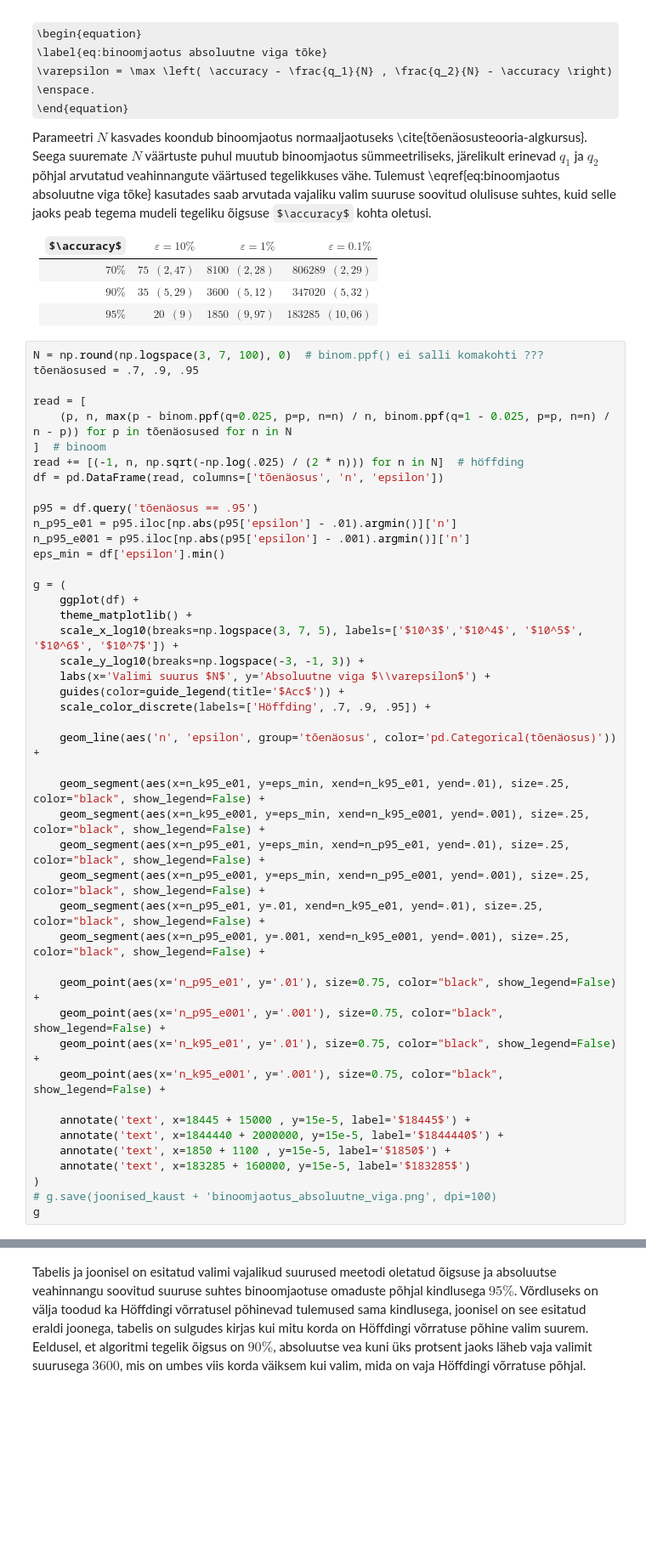
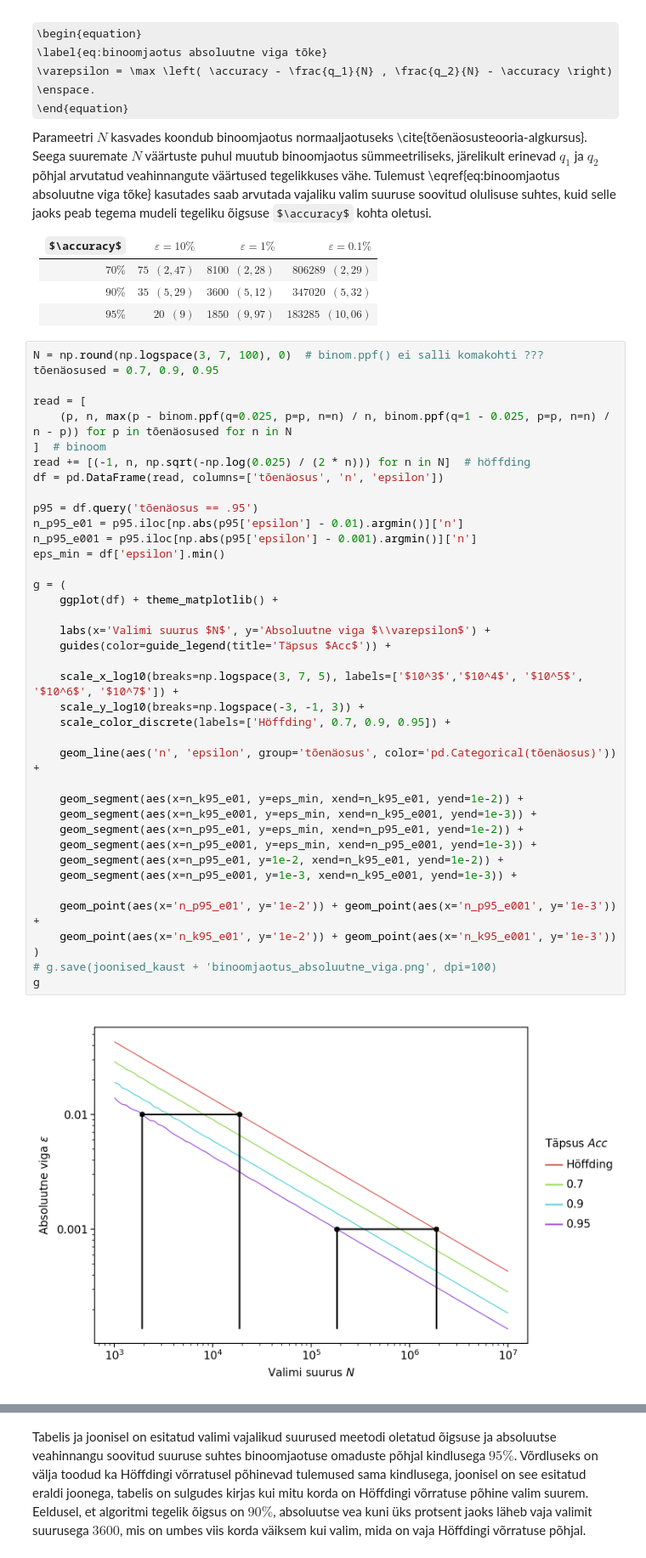
Before and after one commit to mart-mihkel/mudelite_hindamine, a Jupyter notebook: oigsuse_lahendi_absoluutne_viga.ipynb, the cells around one changed output, grey strips where cells are left out. Shown at 85% size. Saved outputs shown, nothing was run; the diff lists cells and outputs as text; some formulas as TeX source; blank space fills up the shorter version.

```diff
--- a/oigsuse_lahendi_absoluutne_viga.ipynb
+++ b/oigsuse_lahendi_absoluutne_viga.ipynb
@@ -140,46 +141,42 @@ Parameetri $N$ kasvades koondub binoomjaotus normaaljaotuseks \cite{tõenäosust
 | $95\%$      | $20\enspace(9)$      | $1850\enspace(9{,}97)$  | $183285\enspace(10{,}06)$ |
 # %%
 N = np.round(np.logspace(3, 7, 100), 0)  # binom.ppf() ei salli komakohti ???
-tõenäosused = .7, .9, .95
+tõenäosused = 0.7, 0.9, 0.95
 
 read = [
     (p, n, max(p - binom.ppf(q=0.025, p=p, n=n) / n, binom.ppf(q=1 - 0.025, p=p, n=n) / n - p)) for p in tõenäosused for n in N
 ]  # binoom
-read += [(-1, n, np.sqrt(-np.log(.025) / (2 * n))) for n in N]  # höffding
+read += [(-1, n, np.sqrt(-np.log(0.025) / (2 * n))) for n in N]  # höffding
 df = pd.DataFrame(read, columns=['tõenäosus', 'n', 'epsilon'])
 
 p95 = df.query('tõenäosus == .95')
-n_p95_e01 = p95.iloc[np.abs(p95['epsilon'] - .01).argmin()]['n']
-n_p95_e001 = p95.iloc[np.abs(p95['epsilon'] - .001).argmin()]['n']
+n_p95_e01 = p95.iloc[np.abs(p95['epsilon'] - 0.01).argmin()]['n']
+n_p95_e001 = p95.iloc[np.abs(p95['epsilon'] - 0.001).argmin()]['n']
 eps_min = df['epsilon'].min()
 
 g = (
-    ggplot(df) +
-    theme_matplotlib() +
+    ggplot(df) + theme_matplotlib() +
+
+    labs(x='Valimi suurus $N$', y='Absoluutne viga $\\varepsilon$') +
+    guides(color=guide_legend(title='Täpsus $Acc$')) +
+
     scale_x_log10(breaks=np.logspace(3, 7, 5), labels=['$10^3$','$10^4$', '$10^5$', '$10^6$', '$10^7$']) +
     scale_y_log10(breaks=np.logspace(-3, -1, 3)) +
-    labs(x='Valimi suurus $N$', y='Absoluutne viga $\\varepsilon$') +
-    guides(color=guide_legend(title='$Acc$')) +
-    scale_color_discrete(labels=['Höffding', .7, .9, .95]) +
+    scale_color_discrete(labels=['Höffding', 0.7, 0.9, 0.95]) +
 
     geom_line(aes('n', 'epsilon', group='tõenäosus', color='pd.Categorical(tõenäosus)')) +
 
-    geom_segment(aes(x=n_k95_e01, y=eps_min, xend=n_k95_e01, yend=.01), size=.25, color="black", show_legend=False) +
-    geom_segment(aes(x=n_k95_e001, y=eps_min, xend=n_k95_e001, yend=.001), size=.25, color="black", show_legend=False) +
-    geom_segment(aes(x=n_p95_e01, y=eps_min, xend=n_p95_e01, yend=.01), size=.25, color="black", show_legend=False) +
-    geom_segment(aes(x=n_p95_e001, y=eps_min, xend=n_p95_e001, yend=.001), size=.25, color="black", show_legend=False) +
-    geom_segment(aes(x=n_p95_e01, y=.01, xend=n_k95_e01, yend=.01), size=.25, color="black", show_legend=False) +
-    geom_segment(aes(x=n_p95_e001, y=.001, xend=n_k95_e001, yend=.001), size=.25, color="black", show_legend=False) +
+    geom_segment(aes(x=n_k95_e01, y=eps_min, xend=n_k95_e01, yend=1e-2)) +
+    geom_segment(aes(x=n_k95_e001, y=eps_min, xend=n_k95_e001, yend=1e-3)) +
+    geom_segment(aes(x=n_p95_e01, y=eps_min, xend=n_p95_e01, yend=1e-2)) +
+    geom_segment(aes(x=n_p95_e001, y=eps_min, xend=n_p95_e001, yend=1e-3)) +
+    geom_segment(aes(x=n_p95_e01, y=1e-2, xend=n_k95_e01, yend=1e-2)) +
+    geom_segment(aes(x=n_p95_e001, y=1e-3, xend=n_k95_e001, yend=1e-3)) +
 
-    geom_point(aes(x='n_p95_e01', y='.01'), size=0.75, color="black", show_legend=False) +
-    geom_point(aes(x='n_p95_e001', y='.001'), size=0.75, color="black", show_legend=False) +
-    geom_point(aes(x='n_k95_e01', y='.01'), size=0.75, color="black", show_legend=False) +
-    geom_point(aes(x='n_k95_e001', y='.001'), size=0.75, color="black", show_legend=False) +
-
-    annotate('text', x=18445 + 15000 , y=15e-5, label='$18445$') +
-    annotate('text', x=1844440 + 2000000, y=15e-5, label='$1844440$') +
-    annotate('text', x=1850 + 1100 , y=15e-5, label='$1850$') +
-    annotate('text', x=183285 + 160000, y=15e-5, label='$183285$')
+    geom_point(aes(x='n_p95_e01', y='1e-2')) + geom_point(aes(x='n_p95_e001', y='1e-3')) +
+    geom_point(aes(x='n_k95_e01', y='1e-2')) + geom_point(aes(x='n_k95_e001', y='1e-3'))
 )
 # g.save(joonised_kaust + 'binoomjaotus_absoluutne_viga.png', dpi=100)
 g
+# %% [output]
+[figure, added]
```
Also changed, not shown: parts of 4 cells of this notebook, 1 other file.
